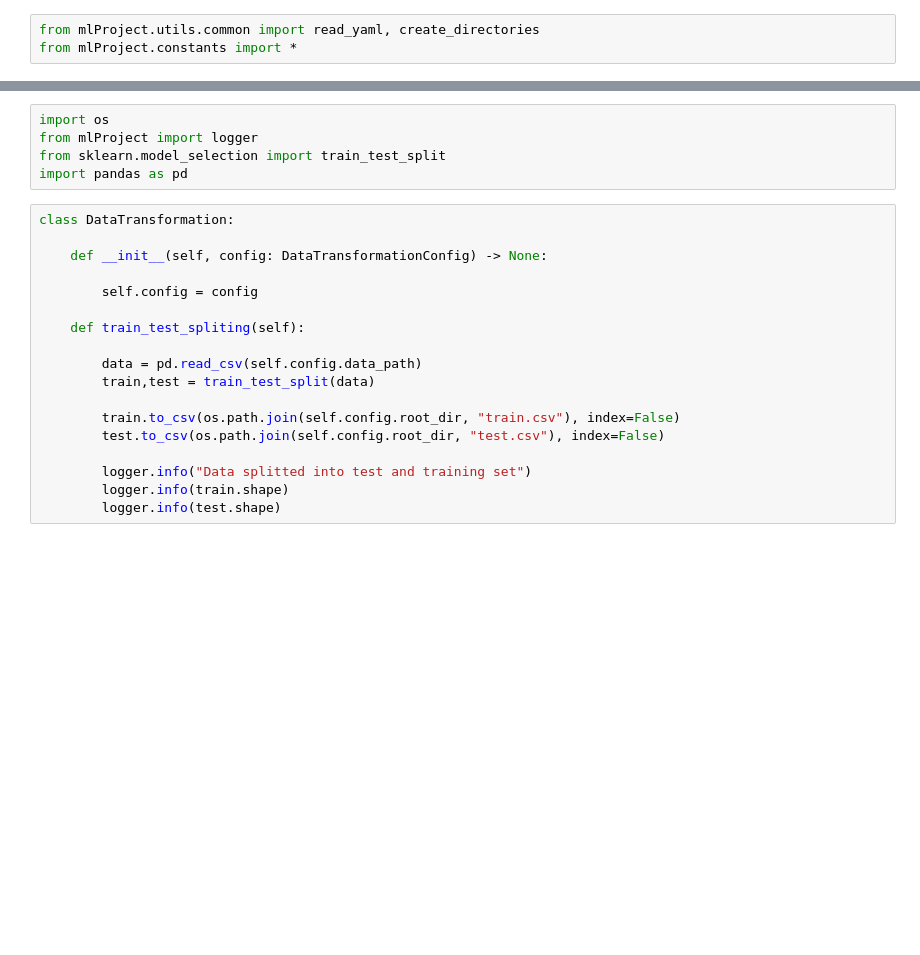
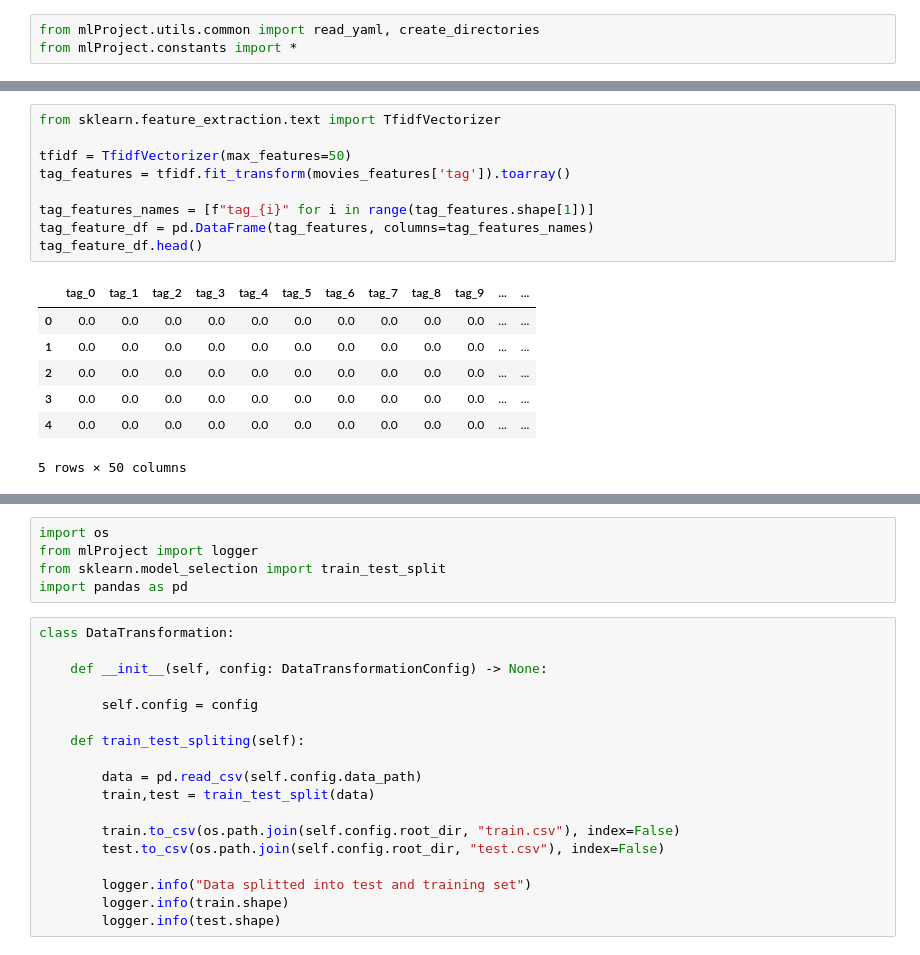
Before and after one commit to Ntchinda-Giscard/recomProject, a Jupyter notebook: research/data_transformation.ipynb, the cells around one changed output, grey strips where cells are left out. Cells and saved outputs as stored; diff of their text form; blank space fills up the shorter version.

```diff
--- a/research/data_transformation.ipynb
+++ b/research/data_transformation.ipynb
@@ -49,0 +213,17 @@ class ConfigurationManager:
+# %%
+from sklearn.feature_extraction.text import TfidfVectorizer
+
+tfidf = TfidfVectorizer(max_features=50)
+tag_features = tfidf.fit_transform(movies_features['tag']).toarray()
+
+tag_features_names = [f"tag_{i}" for i in range(tag_features.shape[1])]
+tag_feature_df = pd.DataFrame(tag_features, columns=tag_features_names)
+tag_feature_df.head()
+# %% [output]
+|  | tag_0 | tag_1 | tag_2 | tag_3 | tag_4 | tag_5 | tag_6 | tag_7 | tag_8 | tag_9 | ... | ... |
+| 0 | 0.0 | 0.0 | 0.0 | 0.0 | 0.0 | 0.0 | 0.0 | 0.0 | 0.0 | 0.0 | ... | ... |
+| 1 | 0.0 | 0.0 | 0.0 | 0.0 | 0.0 | 0.0 | 0.0 | 0.0 | 0.0 | 0.0 | ... | ... |
+| 2 | 0.0 | 0.0 | 0.0 | 0.0 | 0.0 | 0.0 | 0.0 | 0.0 | 0.0 | 0.0 | ... | ... |
+| 3 | 0.0 | 0.0 | 0.0 | 0.0 | 0.0 | 0.0 | 0.0 | 0.0 | 0.0 | 0.0 | ... | ... |
+| 4 | 0.0 | 0.0 | 0.0 | 0.0 | 0.0 | 0.0 | 0.0 | 0.0 | 0.0 | 0.0 | ... | ... |
+5 rows × 50 columns
```
Also changed, not shown: parts of 26 cells of this notebook, 4 other files.
